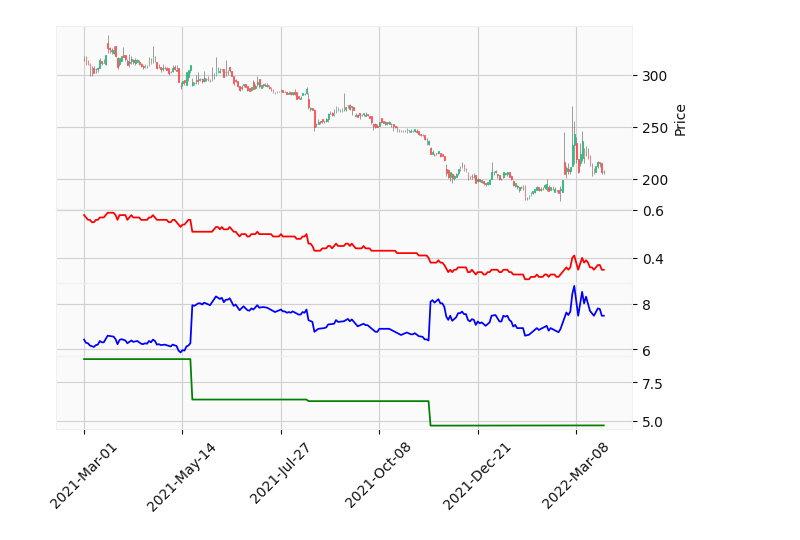
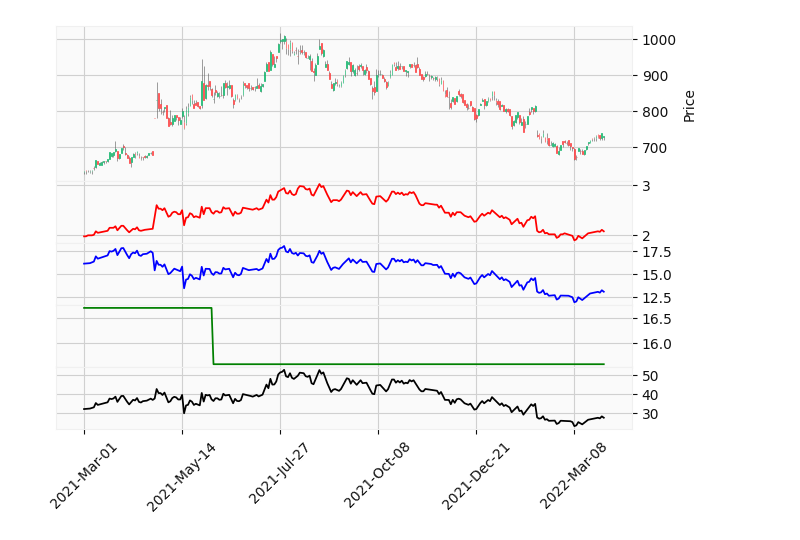
Before and after one commit to motacapla/StockAnalyzer, a Jupyter notebook: backtracer.ipynb, the cells around one changed output. Drawn from its saved outputs; the diff is of its cells as text; code cells hidden in the pictures.

```diff
--- a/backtracer.ipynb
+++ b/backtracer.ipynb
@@ -217,0 +179,11 @@ df
+# %%
+financial_columns = ['決算期', '決算発表日（本決算）', '売上高（百万円）', '営業利益（百万円）', '経常利益（百万円）',
+       '当期利益（百万円）', '総資産（百万円）', '自己資本（百万円）', '資本金（百万円）', '有利子負債（百万円）',
+       '自己資本比率', 'ROE', 'ROA'
+]
+
+for sc in tqdm(df['SC'].unique()):
+    for col in financial_columns:
+        df.loc[df['SC'] == sc, col] = df[df['SC'] == sc][col].fillna(method='ffill')
+
+df[df['SC'] == sc][col]
@@ -218,6 +205,5 @@ df
 # %%
-keys = ['PBR（実績）', 'PER（予想）', '時価総額（百万円）']
+keys = ['PBR（実績）', 'PER（予想）', '時価総額（百万円）', '自己資本比率', 'ROE', 'ROA']
 for key in tqdm(keys):
     df[key] = df[key].replace('-', np.nan)
     df[key] = df[key].apply(pd.to_numeric)
-df[(df['datetime'] == '2021-03-01') & (df['PBR（実績）'] <= 1) & (df['PER（予想）'] <= 30) & (df['時価総額（百万円）'] <= 10000)][['SC']]
@@ -239,5 +248,5 @@ df[(df['datetime'] == '2021-03-01') & (df['PBR（実績）'] <= 1) & (df['PER（
 # %%
-stock_num = 1443
+stock_num = 1717
 # %%
 df_specific = df[df['SC'] == stock_num]
 
@@ -245,8 +254,14 @@ df_specific = df_specific.reset_index()
 df_specific['datetime'] = df_specific.apply(lambda x: datetime.strptime(str(x['datetime']), '%Y-%m-%d %H:%M:%S'), 1)
 df_specific = df_specific.set_index('datetime')
 
-df_specific['Open'] = df_specific['Open'].apply(pd.to_numeric)
-df_specific['Close'] = df_specific['Close'].apply(pd.to_numeric)
-df_specific['High'] = df_specific['High'].apply(pd.to_numeric)
-df_specific['Low'] = df_specific['Low'].apply(pd.to_numeric)
-df_specific['Volume'] = df_specific['Volume'].apply(pd.to_numeric)
+def change_to_numeric(df, key):
+    df[key] = df[key].replace('-', np.nan)
+    df[key] = df[key].apply(pd.to_numeric)
+    return df
+
+change_to_numeric(df_specific, 'Open')
+change_to_numeric(df_specific, 'Close')
+change_to_numeric(df_specific, 'High')
+change_to_numeric(df_specific, 'Low')
+change_to_numeric(df_specific, 'Volume')
+mpf.plot(df_specific, type='candle', volume=True, mav=(5, 25), figratio=(12,4), style='yahoo')
@@ -257,14 +270,16 @@ mpf.plot(df_specific, type='candle', volume=True, mav=(5, 25), figratio=(12,4),
 # %%
 df_specific['PBR（実績）'] = df_specific['PBR（実績）'].apply(pd.to_numeric)
 df_specific['PER（予想）'] = df_specific['PER（予想）'].apply(pd.to_numeric)
+df_specific['PBR*PER'] = df_specific['PBR（実績）'] * df_specific['PER（予想）']
 
 add_plot_list = [
     mpf.make_addplot(df_specific['PBR（実績）'], color='r', panel=1, secondary_y=False),
     mpf.make_addplot(df_specific['PER（予想）'], color='b', panel=2, secondary_y=False),
-    mpf.make_addplot(df_specific['ROE'], color='g', panel=3, secondary_y=False)
+    mpf.make_addplot(df_specific['ROE'], color='g', panel=3, secondary_y=False),
+    mpf.make_addplot(df_specific['PBR*PER'], color='black', panel=4, secondary_y=False)
 ]
 
 mpf.plot(df_specific, type='candle', style='yahoo', addplot=add_plot_list)
 # %% [output]
-[figure, old version]
+[figure, new version]
 # %%
```
Also changed, not shown: parts of 32 cells of this notebook.
